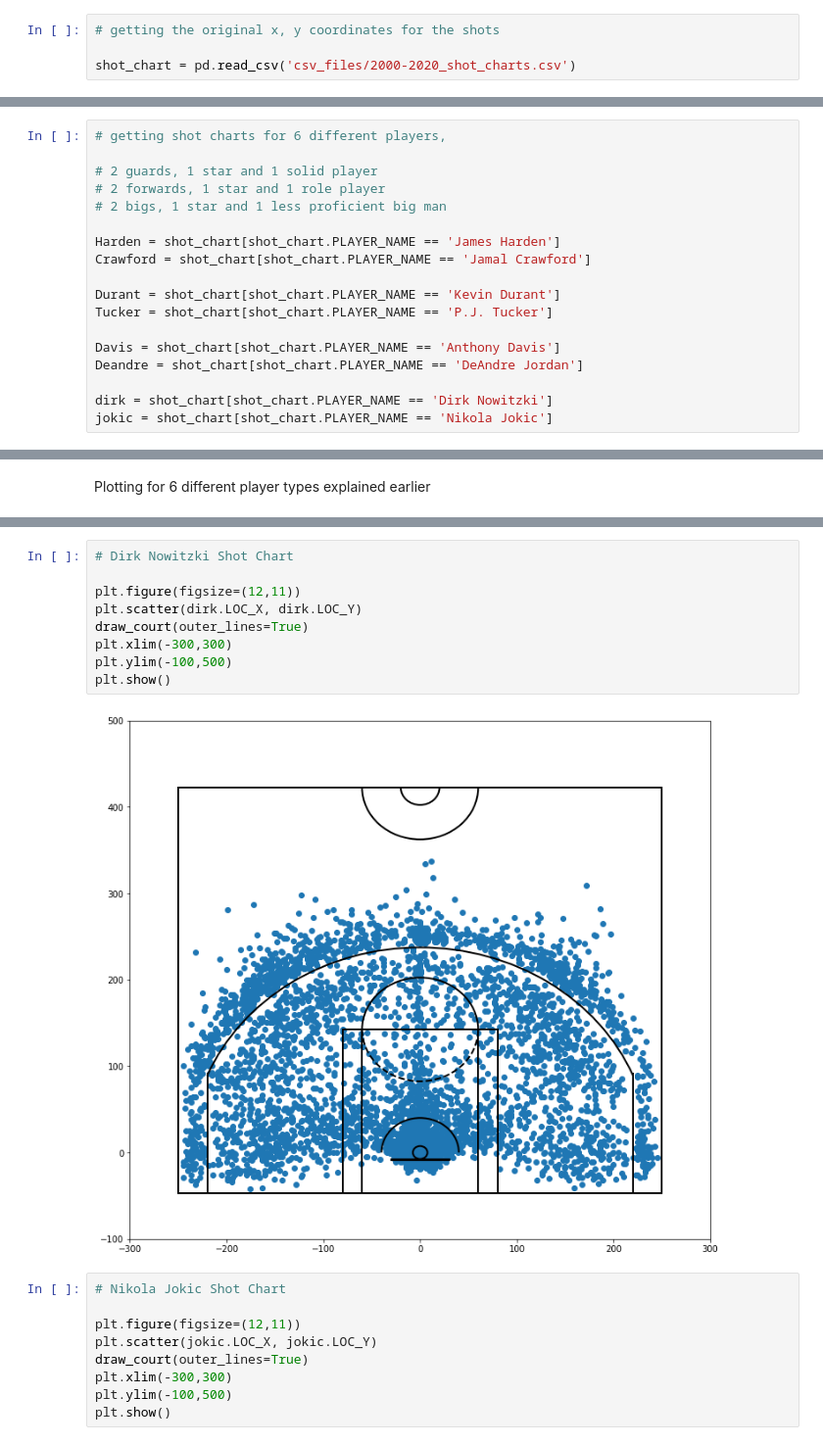
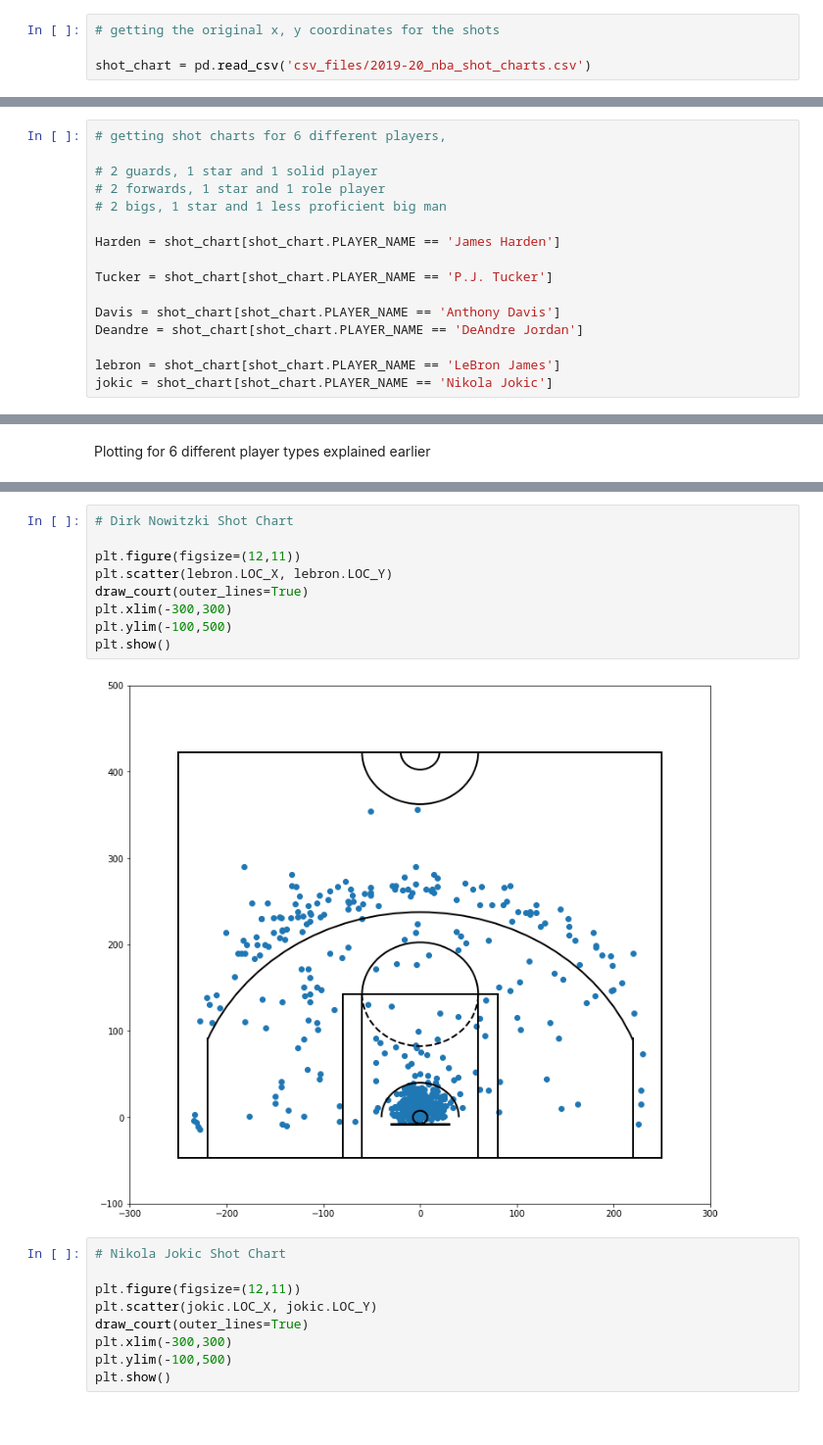
Before and after one commit to Ahila700/NBA_Position_Classifier, a Jupyter notebook: Modeling_and_EDA.ipynb, the cells around one changed output, grey strips where cells are left out. Shown at 98% size. Saved outputs shown, nothing was run; the diff lists cells and outputs as text.

```diff
--- a/Modeling_and_EDA.ipynb
+++ b/Modeling_and_EDA.ipynb
@@ -156,4 +154,4 @@ Name: AST, dtype: object
 # %%
 # getting the original x, y coordinates for the shots
 
-shot_chart = pd.read_csv('csv_files/2000-2020_shot_charts.csv')
+shot_chart = pd.read_csv('csv_files/2019-20_nba_shot_charts.csv')
@@ -171,13 +167,11 @@ from mod_5_functions import draw_court
 # 2 bigs, 1 star and 1 less proficient big man
 
 Harden = shot_chart[shot_chart.PLAYER_NAME == 'James Harden']
-Crawford = shot_chart[shot_chart.PLAYER_NAME == 'Jamal Crawford']
 
-Durant = shot_chart[shot_chart.PLAYER_NAME == 'Kevin Durant']
 Tucker = shot_chart[shot_chart.PLAYER_NAME == 'P.J. Tucker']
 
 Davis = shot_chart[shot_chart.PLAYER_NAME == 'Anthony Davis']
 Deandre = shot_chart[shot_chart.PLAYER_NAME == 'DeAndre Jordan']
 
-dirk = shot_chart[shot_chart.PLAYER_NAME == 'Dirk Nowitzki']
+lebron = shot_chart[shot_chart.PLAYER_NAME == 'LeBron James']
 jokic = shot_chart[shot_chart.PLAYER_NAME == 'Nikola Jokic']
@@ -254,14 +236,14 @@ plt.show()
 # %%
 # Dirk Nowitzki Shot Chart
 
 plt.figure(figsize=(12,11))
-plt.scatter(dirk.LOC_X, dirk.LOC_Y)
+plt.scatter(lebron.LOC_X, lebron.LOC_Y)
 draw_court(outer_lines=True)
 plt.xlim(-300,300)
 plt.ylim(-100,500)
 plt.show()
 # %% [output]
-[figure, old version]
+[figure, new version]
 # %%
 # Nikola Jokic Shot Chart
 
```
Also changed, not shown: parts of 67 cells of this notebook, 2 other files.
